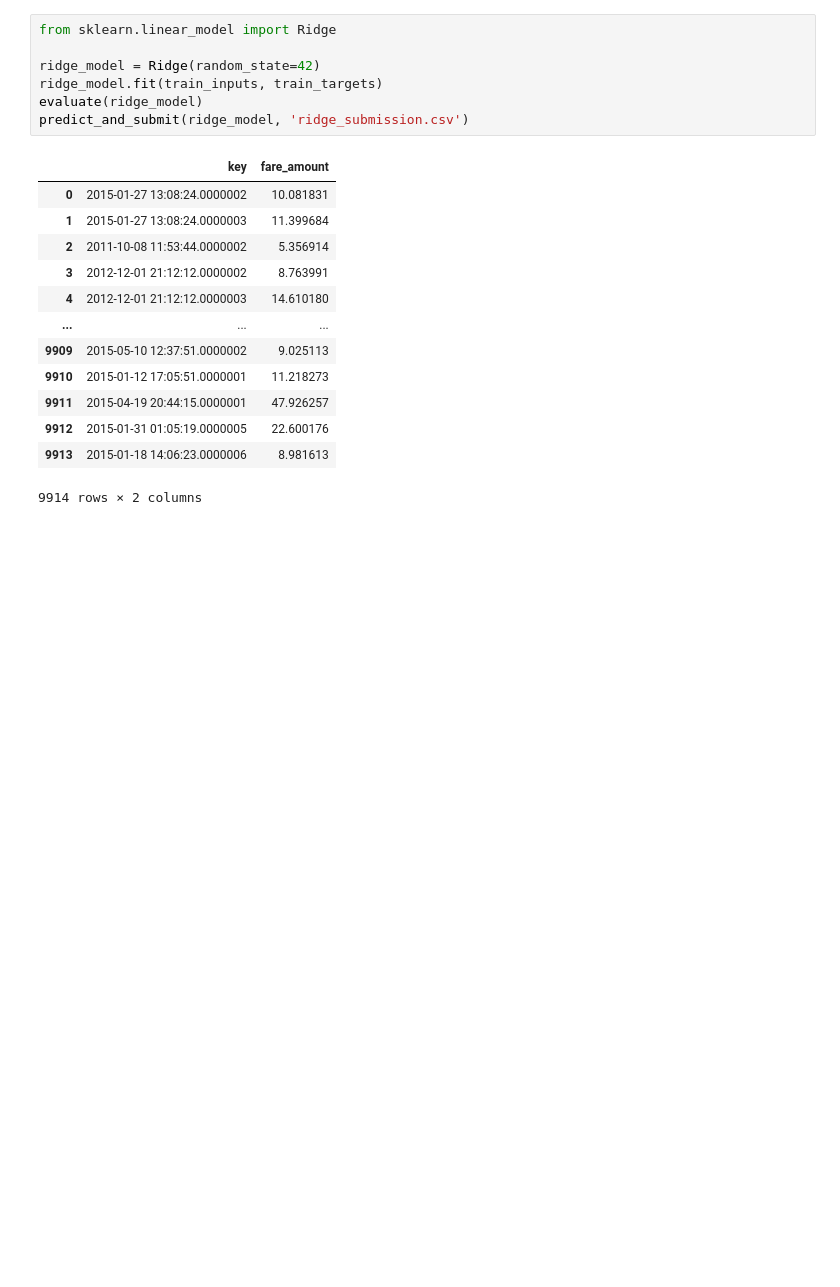
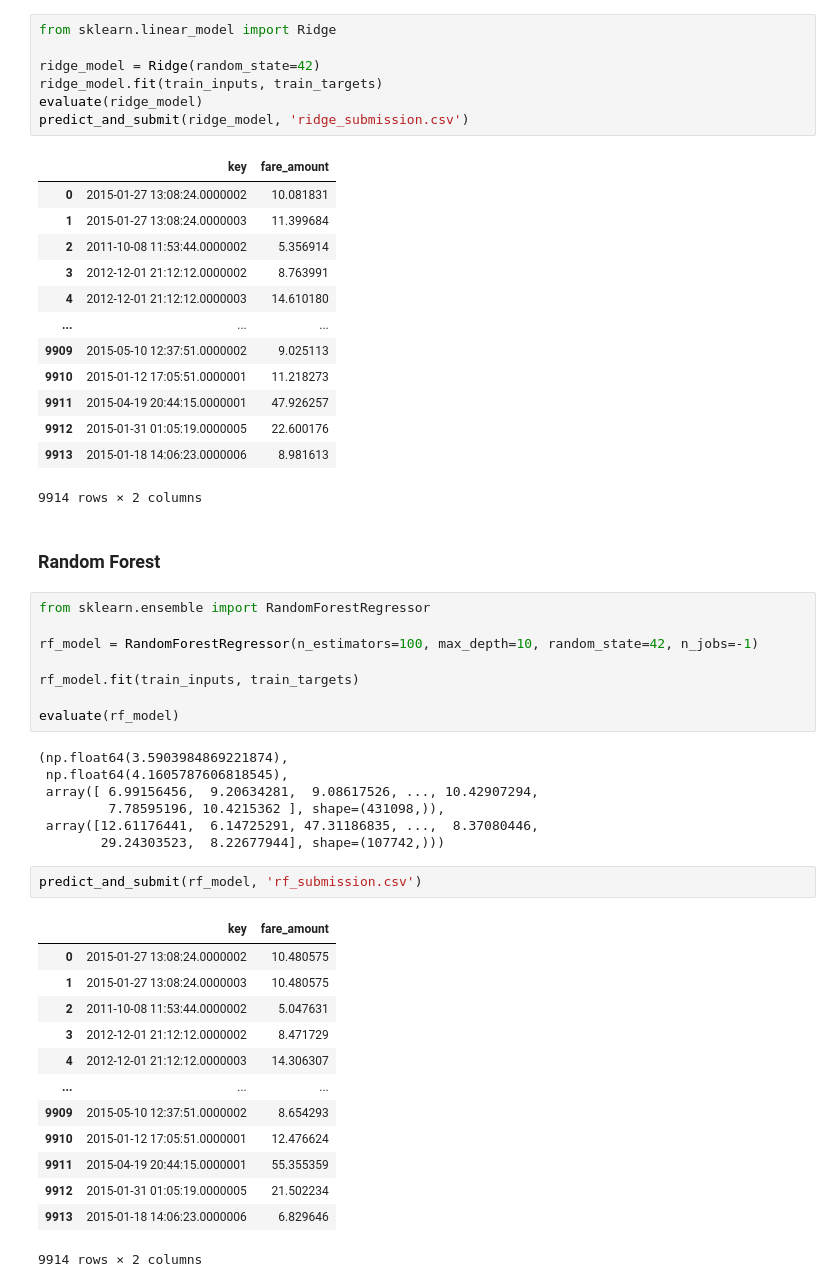
Before and after one commit to baldzhiyski/data-science-machine-learning-training, a Jupyter notebook: scikit-learn-course/project/ml-project.ipynb, the cells around one changed output. Drawn from its saved outputs; the diff is of its cells as text; blank space fills up the shorter version.

Commit message:
Testing with Rdom Forest

```diff
--- a/scikit-learn-course/project/ml-project.ipynb
+++ b/scikit-learn-course/project/ml-project.ipynb
@@ -674,3 +674,36 @@ predict_and_submit(ridge_model, 'ridge_submission.csv')
 | 9912 | 2015-01-31 01:05:19.0000005 | 22.600176 |
 | 9913 | 2015-01-18 14:06:23.0000006 | 8.981613 |
 9914 rows × 2 columns
+# %% [markdown]
+### Random Forest
+# %%
+from sklearn.ensemble import RandomForestRegressor
+
+rf_model = RandomForestRegressor(n_estimators=100, max_depth=10, random_state=42, n_jobs=-1)
+
+rf_model.fit(train_inputs, train_targets)
+
+evaluate(rf_model)
+# %% [output]
+(np.float64(3.5903984869221874),
+ np.float64(4.1605787606818545),
+ array([ 6.99156456,  9.20634281,  9.08617526, ..., 10.42907294,
+         7.78595196, 10.4215362 ], shape=(431098,)),
+ array([12.61176441,  6.14725291, 47.31186835, ...,  8.37080446,
+        29.24303523,  8.22677944], shape=(107742,)))
+# %%
+predict_and_submit(rf_model, 'rf_submission.csv')
+# %% [output]
+|  | key | fare_amount |
+| 0 | 2015-01-27 13:08:24.0000002 | 10.480575 |
+| 1 | 2015-01-27 13:08:24.0000003 | 10.480575 |
+| 2 | 2011-10-08 11:53:44.0000002 | 5.047631 |
+| 3 | 2012-12-01 21:12:12.0000002 | 8.471729 |
+| 4 | 2012-12-01 21:12:12.0000003 | 14.306307 |
+| ... | ... | ... |
+| 9909 | 2015-05-10 12:37:51.0000002 | 8.654293 |
+| 9910 | 2015-01-12 17:05:51.0000001 | 12.476624 |
+| 9911 | 2015-04-19 20:44:15.0000001 | 55.355359 |
+| 9912 | 2015-01-31 01:05:19.0000005 | 21.502234 |
+| 9913 | 2015-01-18 14:06:23.0000006 | 6.829646 |
+9914 rows × 2 columns
```
